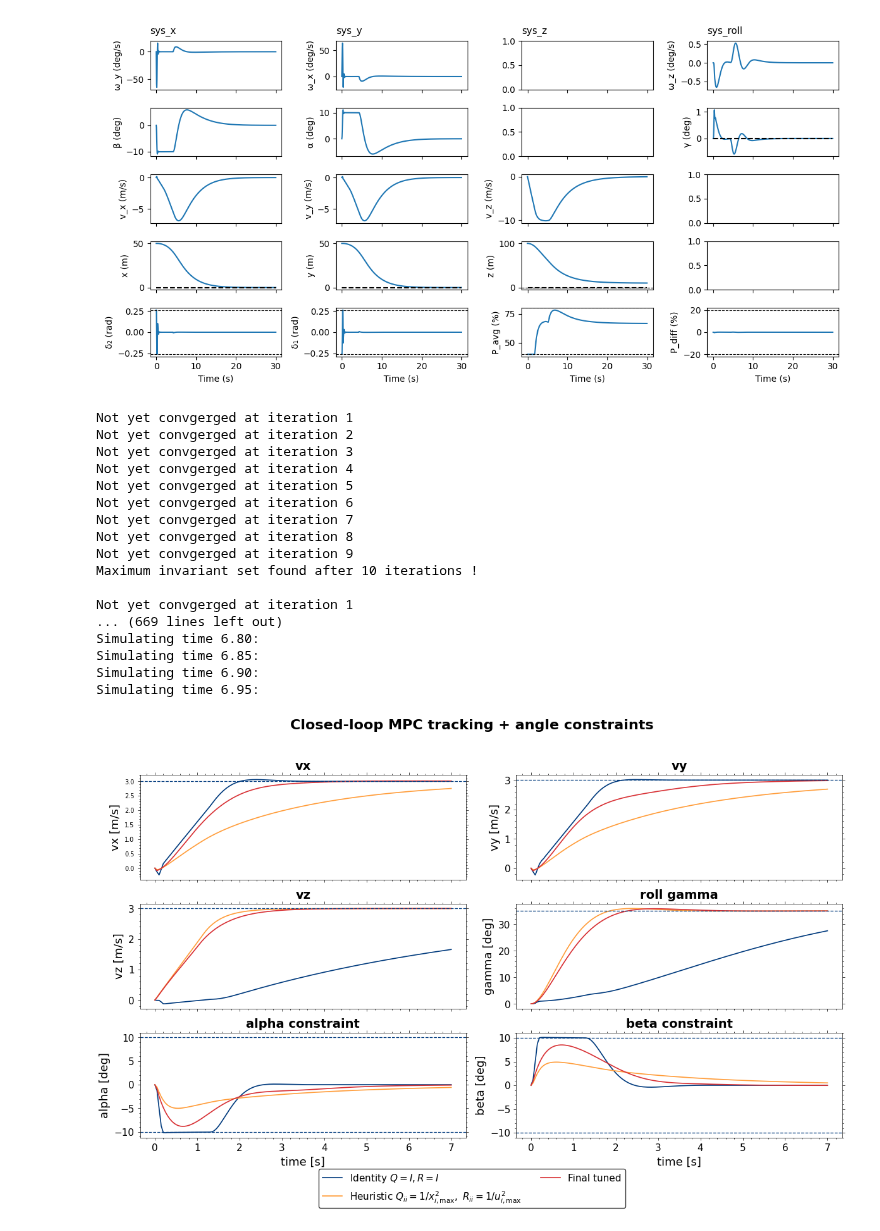
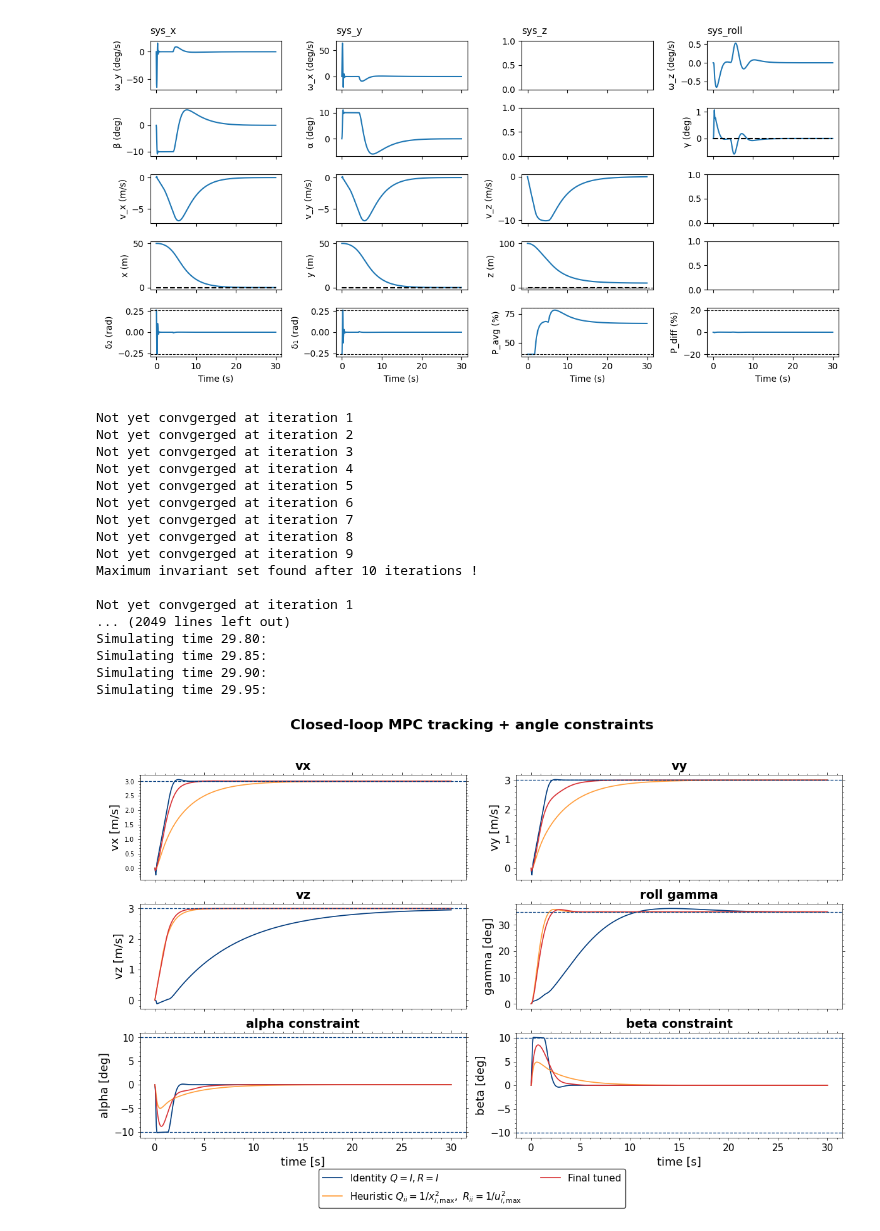
Before and after one commit to VincentEllenrieder/MPC-project-groupBS, a Jupyter notebook: project/Deliverable_4_1/Deliverable_4_1.ipynb, the cells around one changed output. Saved outputs shown, nothing was run; the diff lists cells and outputs as text; code cells hidden in the pictures.

```diff
--- a/project/Deliverable_4_1/Deliverable_4_1.ipynb
+++ b/project/Deliverable_4_1/Deliverable_4_1.ipynb
@@ -109,7 +109,7 @@ import matplotlib.pyplot as plt
 from plot_style import set_mpc_style
 set_mpc_style()
 
-sim_time = 7
+sim_time = 30
 
 rocket = Rocket(Ts=Ts, model_params_filepath=rocket_params_path)
 xs, us = rocket.trim()
@@ -254,36 +254,36 @@ for lbl,(t,x,u) in results.items():
 hline(ax, 10.0); hline(ax, -10.0)
 ax.set_ylabel("beta [deg]", fontsize=LABEL_FONTSIZE)
 ax.set_title("beta constraint", fontsize=TITLE_FONTSIZE, fontweight="bold")
 ax.tick_params(labelsize=TICK_FONTSIZE)
 
 
 for ax in axs[-1,:]:
     ax.set_xlabel("time [s]", fontsize=LABEL_FONTSIZE)
 
 handles, labels = axs[0,0].get_legend_handles_labels()
 fig.legend(handles, labels, loc="lower center", ncol=2, fontsize=LEGEND_FONTSIZE, frameon=True,
     fancybox=True,
     edgecolor="black",title_fontsize=LEGEND_FONTSIZE)
 plt.tight_layout(rect=[0, 0.08, 1, 0.95])
 fig.savefig("closed_loop_mpc_tracking_n_angles.pdf", bbox_inches="tight")
 
 plt.show()
 # %% [output]
 Not yet convgerged at iteration 1
 Not yet convgerged at iteration 2
 Not yet convgerged at iteration 3
 Not yet convgerged at iteration 4
 Not yet convgerged at iteration 5
 Not yet convgerged at iteration 6
 Not yet convgerged at iteration 7
 Not yet convgerged at iteration 8
 Not yet convgerged at iteration 9
 Maximum invariant set found after 10 iterations !
 
 Not yet convgerged at iteration 1
-... (669 lines left out)
-Simulating time 6.80:
-Simulating time 6.85:
-Simulating time 6.90:
-Simulating time 6.95:
+... (2049 lines left out)
+Simulating time 29.80:
+Simulating time 29.85:
+Simulating time 29.90:
+Simulating time 29.95:
-[figure, old version]
+[figure, new version]
```
Also changed, not shown: 22 other files.
